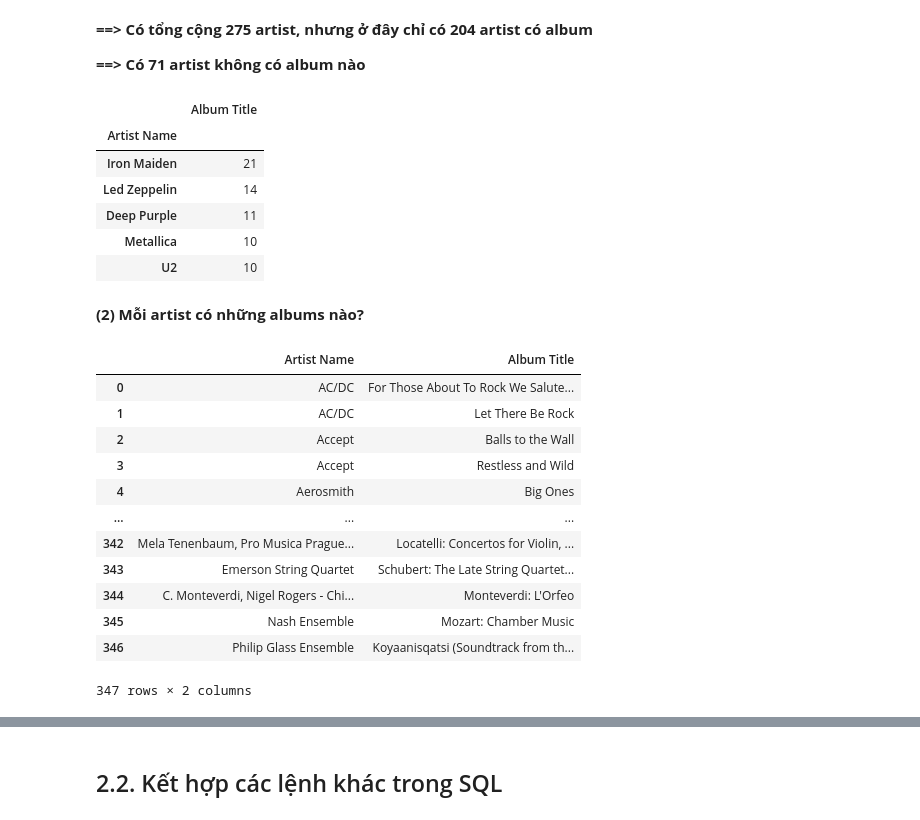
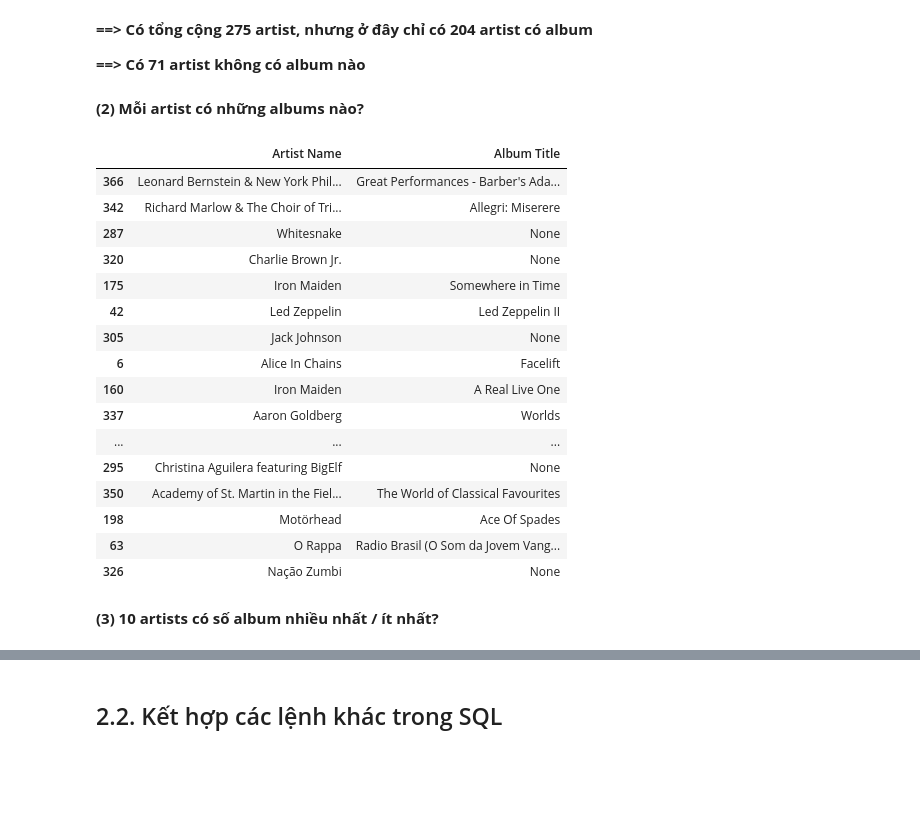
Before and after one commit to Hoanpc777/Python1, a Jupyter notebook: B17/Bai-09.2-Demo1-Mot-so-Truy-van-SQL-nang-cao.ipynb, the cells around one changed output, grey strips where cells are left out. Saved outputs shown, nothing was run; the diff lists cells and outputs as text; code cells hidden in the pictures; blank space fills up the shorter version.

```diff
--- a/B17/Bai_09.2-Demo1-Mot-so-Truy-van-SQL-nang-cao.ipynb
+++ b/B17/Bai-09.2-Demo1-Mot-so-Truy-van-SQL-nang-cao.ipynb
@@ -297,39 +378,39 @@ df.groupby('Artist Name').count().size
 **==> Có tổng cộng 275 artist, nhưng ở đây chỉ có 204 artist có album**
 
 **==> Có 71 artist không có album nào**
-# %%
-df.groupby('Artist Name').count().nlargest(columns='Album Title', n = 5)
-# %% [output]
-|  | Album Title |
-| Artist Name |  |
-| Iron Maiden | 21 |
-| Led Zeppelin | 14 |
-| Deep Purple | 11 |
-| Metallica | 10 |
-| U2 | 10 |
 # %% [markdown]
 **(2) Mỗi artist có những albums nào?**
 # %%
+# Thử với JOIN, INNER JOIN, CROSS JOIN, LEFT JOIN
 query = """
         SELECT ar.name AS 'Artist Name', al.title AS 'Album Title'
         FROM Artist ar
-        CROSS JOIN Album al
+        LEFT JOIN Album al
             USING(artistid)
 """
 cursor.execute(query)
 df = pd.DataFrame(cursor.fetchall(), columns=[item[0] for item in cursor.description])
-df
+# df
+df.sample(20)
+# df.isnull().sum()
+# df[df.isnull().any(axis=1)]
 # %% [output]
 |  | Artist Name | Album Title |
-| 0 | AC/DC | For Those About To Rock We Salute... |
-| 1 | AC/DC | Let There Be Rock |
-| 2 | Accept | Balls to the Wall |
-| 3 | Accept | Restless and Wild |
-| 4 | Aerosmith | Big Ones |
+| 366 | Leonard Bernstein & New York Phil... | Great Performances - Barber's Ada... |
+| 342 | Richard Marlow & The Choir of Tri... | Allegri: Miserere |
+| 287 | Whitesnake | None |
+| 320 | Charlie Brown Jr. | None |
+| 175 | Iron Maiden | Somewhere in Time |
+| 42 | Led Zeppelin | Led Zeppelin II |
+| 305 | Jack Johnson | None |
+| 6 | Alice In Chains | Facelift |
+| 160 | Iron Maiden | A Real Live One |
+| 337 | Aaron Goldberg | Worlds |
 | ... | ... | ... |
-| 342 | Mela Tenenbaum, Pro Musica Prague... | Locatelli: Concertos for Violin, ... |
-| 343 | Emerson String Quartet | Schubert: The Late String Quartet... |
-| 344 | C. Monteverdi, Nigel Rogers - Chi... | Monteverdi: L'Orfeo |
-| 345 | Nash Ensemble | Mozart: Chamber Music |
-| 346 | Philip Glass Ensemble | Koyaanisqatsi (Soundtrack from th... |
+| 295 | Christina Aguilera featuring BigElf | None |
+| 350 | Academy of St. Martin in the Fiel... | The World of Classical Favourites |
+| 198 | Motörhead | Ace Of Spades |
+| 63 | O Rappa | Radio Brasil (O Som da Jovem Vang... |
+| 326 | Nação Zumbi | None |
-347 rows × 2 columns
+# %% [markdown]
+**(3) 10 artists có số album nhiều nhất / ít nhất?**
```
Also changed, not shown: parts of 29 cells of this notebook, 8 other files.
